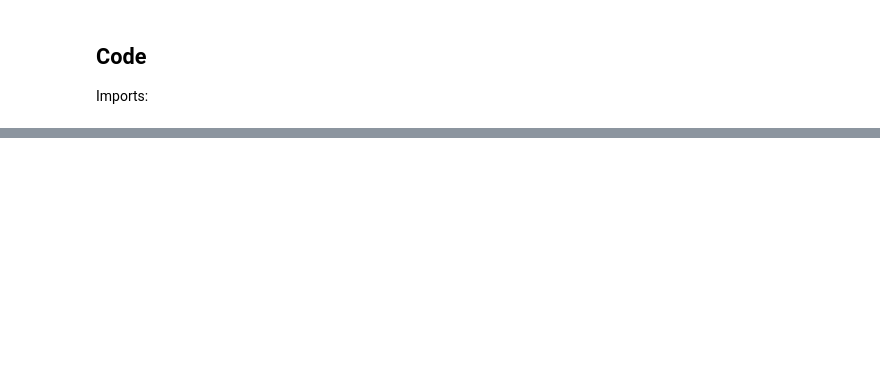
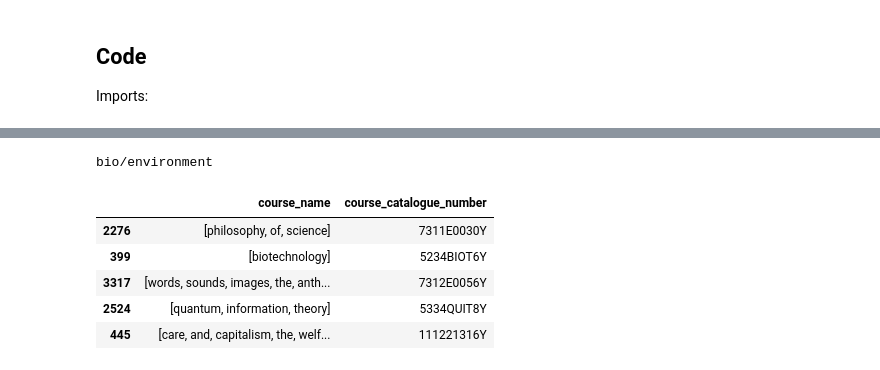
Before and after one commit to adriannazaranska/text_mining_project, a Jupyter notebook: Project_TM.ipynb, the cells around one changed output, grey strips where cells are left out. Cells and saved outputs as stored; diff of their text form; code cells hidden in the pictures; blank space fills up the shorter version.

```diff
--- a/Project_TM.ipynb
+++ b/Project_TM.ipynb
@@ -94,0 +222,11 @@ recommend_courses('900264SCIY')
+# %%
+print(tracks[3])
+recommend_courses(li_coourse_ids[3], model, courses)
+# %% [output]
+bio/environment
+|  | course_name | course_catalogue_number |
+| 2276 | [philosophy, of, science] | 7311E0030Y |
+| 399 | [biotechnology] | 5234BIOT6Y |
+| 3317 | [words, sounds, images, the, anth... | 7312E0056Y |
+| 2524 | [quantum, information, theory] | 5334QUIT8Y |
+| 445 | [care, and, capitalism, the, welf... | 111221316Y |
```
Also changed, not shown: parts of 49 cells of this notebook.
